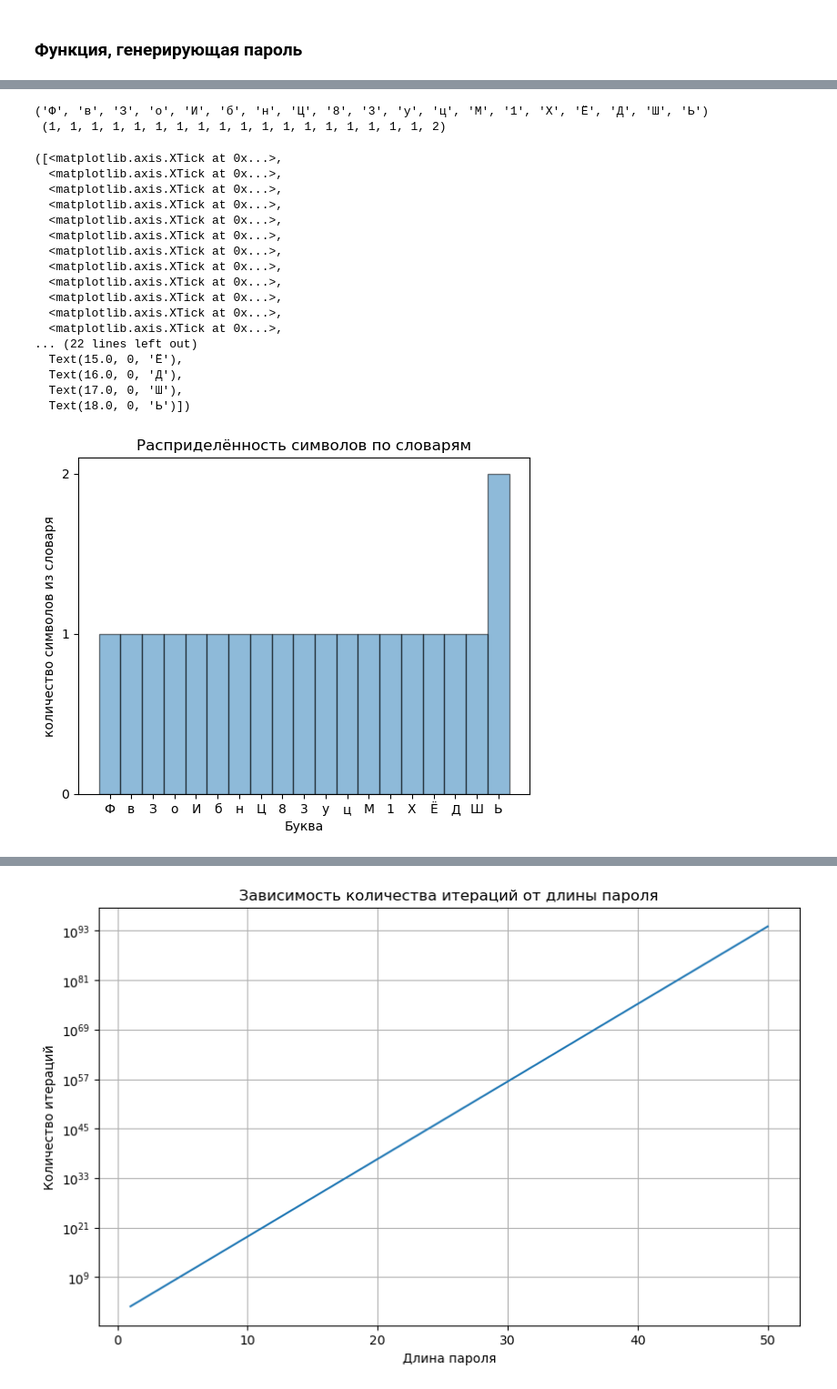
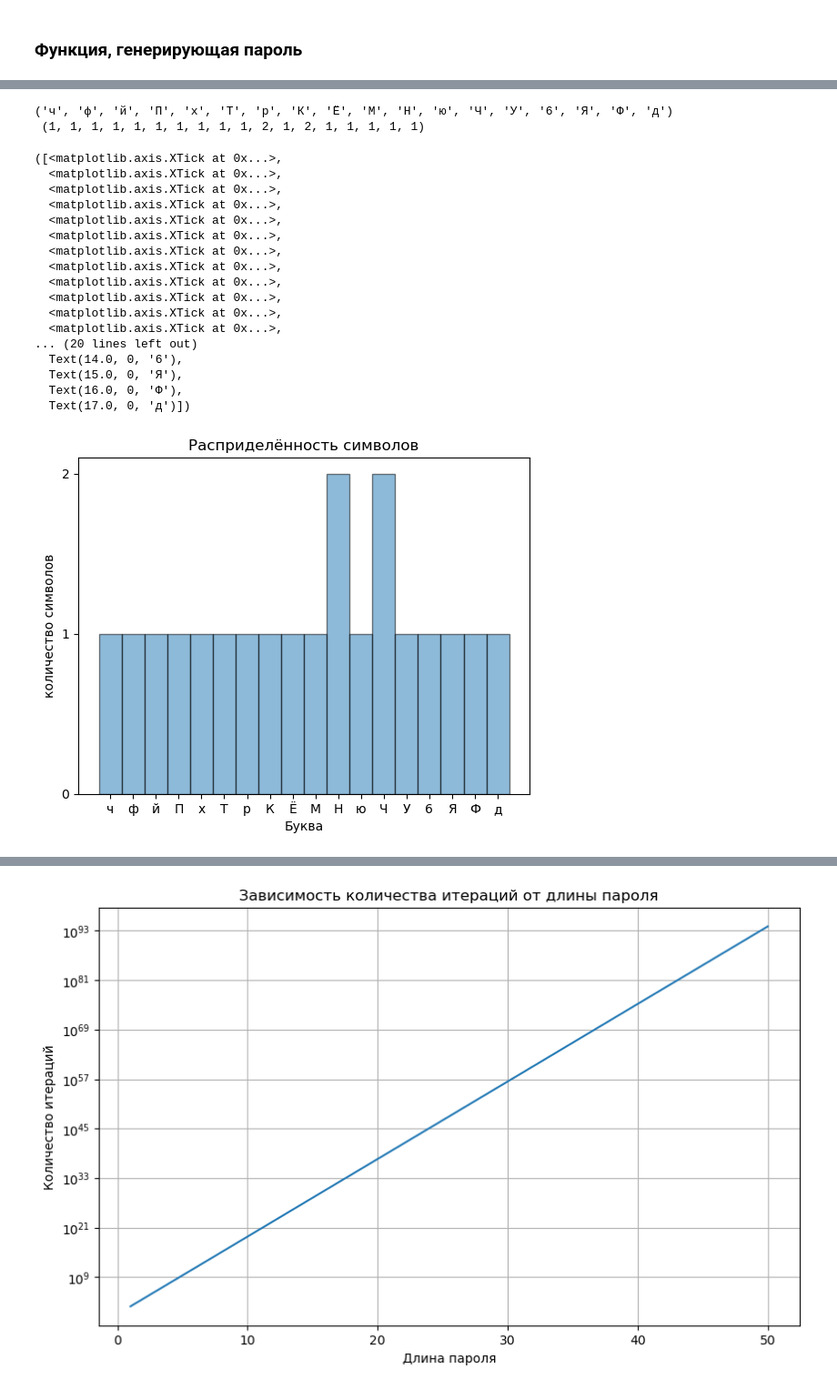
Before and after one commit to Mediano4e/bsuir-labs-2, a Jupyter notebook: sem5/simziis/lab1/main.ipynb, the cells around one changed output, grey strips where cells are left out. Shown at 91% size. Cells and saved outputs as stored; diff of their text form; code cells hidden in the pictures.

```diff
--- a/sem5/simziis/lab1/main.ipynb
+++ b/sem5/simziis/lab1/main.ipynb
@@ -104,34 +125,34 @@ plt.show()
 # %%
 pass_count = Counter(password)
 labels, values = zip(*pass_count.items())
 print(labels, '\n', values)
 
 bars = plt.bar(labels, values, edgecolor='black', alpha=0.5, width=1)
 
-plt.title('Расприделённость символов по словарям')
+plt.title('Расприделённость символов')
 plt.xlabel('Буква')
-plt.ylabel('количество символов из словаря')
+plt.ylabel('количество символов')
 
 plt.gca().yaxis.set_major_locator(ticker.MaxNLocator(integer=True))
 plt.xticks(labels)
 # %% [output]
-('Ф', 'в', 'З', 'о', 'И', 'б', 'н', 'Ц', '8', '3', 'у', 'ц', 'М', '1', 'Х', 'Ё', 'Д', 'Ш', 'Ь')
- (1, 1, 1, 1, 1, 1, 1, 1, 1, 1, 1, 1, 1, 1, 1, 1, 1, 1, 2)
+('ч', 'ф', 'й', 'П', 'х', 'Т', 'р', 'К', 'Ё', 'М', 'Н', 'ю', 'Ч', 'У', '6', 'Я', 'Ф', 'д')
+ (1, 1, 1, 1, 1, 1, 1, 1, 1, 1, 2, 1, 2, 1, 1, 1, 1, 1)
 ([<matplotlib.axis.XTick at 0x...>,
   <matplotlib.axis.XTick at 0x...>,
   <matplotlib.axis.XTick at 0x...>,
   <matplotlib.axis.XTick at 0x...>,
   <matplotlib.axis.XTick at 0x...>,
   <matplotlib.axis.XTick at 0x...>,
   <matplotlib.axis.XTick at 0x...>,
   <matplotlib.axis.XTick at 0x...>,
   <matplotlib.axis.XTick at 0x...>,
   <matplotlib.axis.XTick at 0x...>,
   <matplotlib.axis.XTick at 0x...>,
   <matplotlib.axis.XTick at 0x...>,
-... (22 lines left out)
-  Text(15.0, 0, 'Ё'),
-  Text(16.0, 0, 'Д'),
-  Text(17.0, 0, 'Ш'),
-  Text(18.0, 0, 'Ь')])
+... (20 lines left out)
+  Text(14.0, 0, '6'),
+  Text(15.0, 0, 'Я'),
+  Text(16.0, 0, 'Ф'),
+  Text(17.0, 0, 'д')])
-[figure, old version]
+[figure, new version]
```
Also changed, not shown: parts of 5 cells of this notebook.
